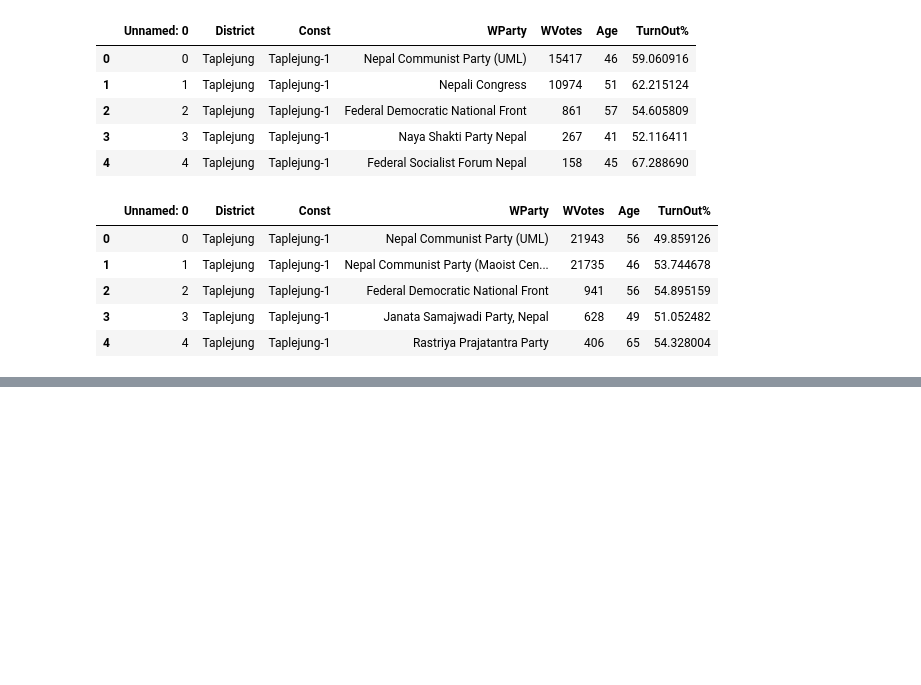
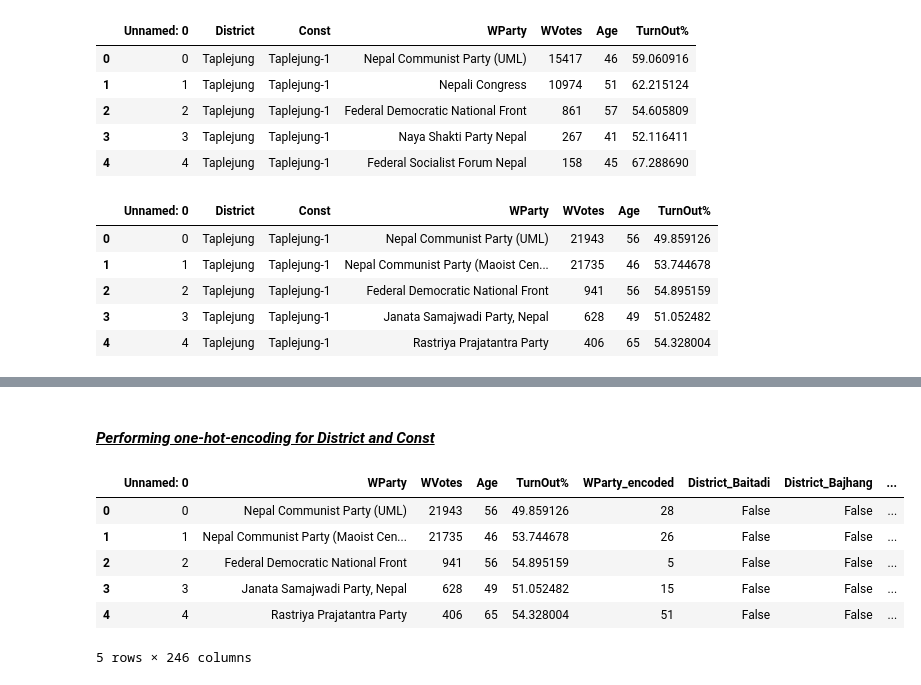
Before and after one commit to UjjwalKarkeyy/Nepal_Election_Prediction_Model, a Jupyter notebook: main.ipynb, the cells around one changed output, grey strips where cells are left out. Saved outputs shown, nothing was run; the diff lists cells and outputs as text; code cells hidden in the pictures; blank space fills up the shorter version.

```diff
--- a/main.ipynb
+++ b/main.ipynb
@@ -42,0 +179,3 @@ display(result_2022.head())
+# %%
+# Standardizing case and remove leading/trailing spaces
+result_2008['District'] = result_2008['District'].str.lower().str.strip()
@@ -42,0 +188,11 @@ display(result_2022.head())
+# %%
+label_encoder = LabelEncoder()
+result_2008['WParty_encoded'] = label_encoder.fit_transform(result_2008['WParty'])
+
+result_2013['WParty_encoded'] = label_encoder.fit_transform(result_2013['WParty'])
+
+result_2017['WParty_encoded'] = label_encoder.fit_transform(result_2017['WParty'])
+
+result_2022['WParty_encoded'] = label_encoder.fit_transform(result_2022['WParty'])
+
+result_2022.head()
@@ -42,0 +206,27 @@ display(result_2022.head())
+# %% [markdown]
+#### <i><u>Performing one-hot-encoding for District and Const</u></i>
+# %%
+result_2008 = pd.get_dummies(result_2008, columns=['District'], drop_first=True)
+result_2008 = pd.get_dummies(result_2008, columns=['Const'], drop_first=True)
+
+result_2013 = pd.get_dummies(result_2013, columns=['District'], drop_first=True)
+result_2013 = pd.get_dummies(result_2013, columns=['Const'], drop_first=True)
+
+result_2017 = pd.get_dummies(result_2017, columns=['District'], drop_first=True)
+result_2017 = pd.get_dummies(result_2017, columns=['Const'], drop_first=True)
+
+result_2022 = pd.get_dummies(result_2022, columns=['District'], drop_first=True)
+result_2022 = pd.get_dummies(result_2022, columns=['Const'], drop_first=True)
+# %%
+result_2008.head()
+result_2013.head()
+result_2017.head()
+result_2022.head()
+# %% [output]
+|  | Unnamed: 0 | WParty | WVotes | Age | TurnOut% | WParty_encoded | District_Baitadi | District_Bajhang | ... |
+| 0 | 0 | Nepal Communist Party (UML) | 21943 | 56 | 49.859126 | 28 | False | False | ... |
+| 1 | 1 | Nepal Communist Party (Maoist Cen... | 21735 | 46 | 53.744678 | 26 | False | False | ... |
+| 2 | 2 | Federal Democratic National Front | 941 | 56 | 54.895159 | 5 | False | False | ... |
+| 3 | 3 | Janata Samajwadi Party, Nepal | 628 | 49 | 51.052482 | 15 | False | False | ... |
+| 4 | 4 | Rastriya Prajatantra Party | 406 | 65 | 54.328004 | 51 | False | False | ... |
+5 rows × 246 columns
```
Also changed, not shown: parts of 15 cells of this notebook.
